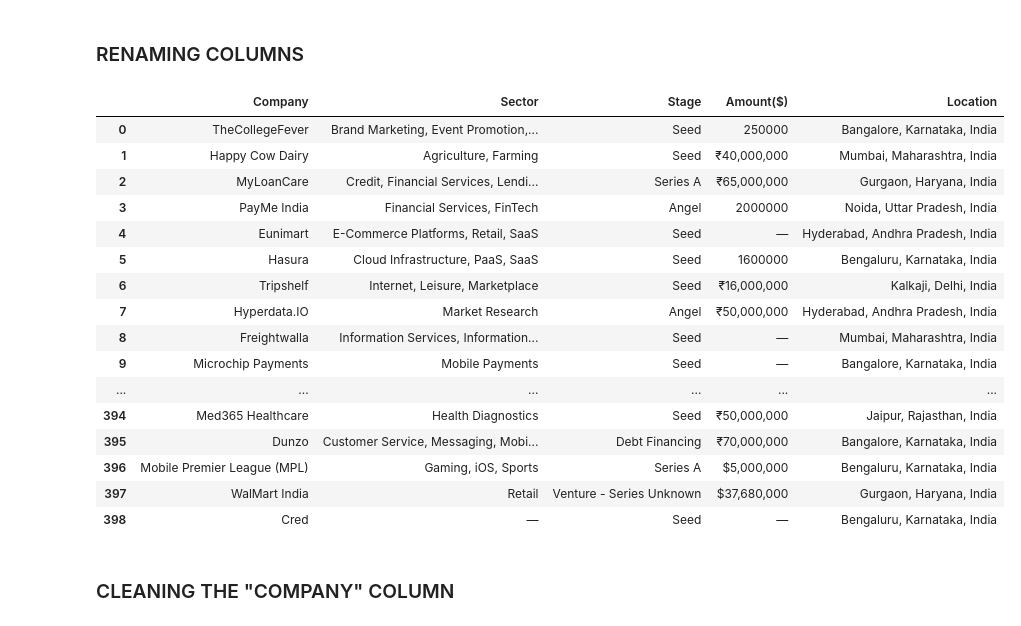
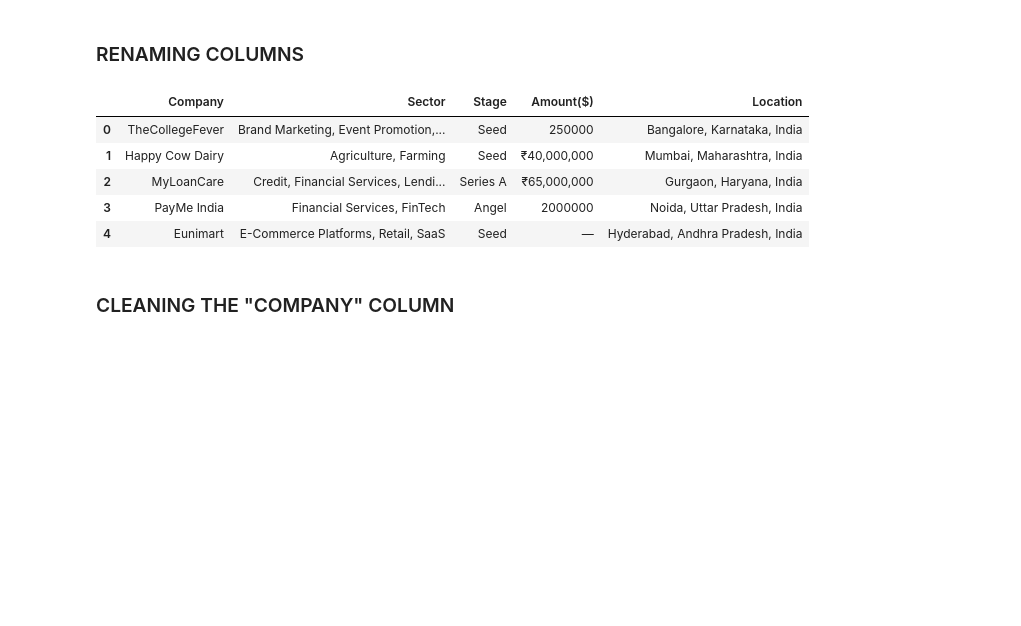
Before and after one commit to elvis-darko/Training-and-Apprenticeship-Portfolio-Projects, a Jupyter notebook: INDIAN-STARTUP-ECOSYSTEM-FUNDING/INDIAN START-UP ECOSYSTEM FUNDING - EXPLORATORY DATA ANALYSIS.ipynb, the cells around one changed output. Drawn from its saved outputs; the diff is of its cells as text; code cells hidden in the pictures; blank space fills up the shorter version.

```diff
--- a/INDIAN-STARTUP-ECOSYSTEM-FUNDING/INDIAN START-UP ECOSYSTEM FUNDING - EXPLORATORY DATA ANALYSIS.ipynb
+++ b/INDIAN-STARTUP-ECOSYSTEM-FUNDING/INDIAN START-UP ECOSYSTEM FUNDING - EXPLORATORY DATA ANALYSIS.ipynb
@@ -946,25 +929,14 @@ funding_2018
 funding_2018 = funding_2018.rename(columns={"Company Name" : "Company", "Round/Series" : "Stage", "Industry" : "Sector",
                                            "Amount" : "Amount($)"})
 # %%
-funding_2018
+funding_2018.head()
 # %% [output]
 |  | Company | Sector | Stage | Amount($) | Location |
 | 0 | TheCollegeFever | Brand Marketing, Event Promotion,... | Seed | 250000 | Bangalore, Karnataka, India |
 | 1 | Happy Cow Dairy | Agriculture, Farming | Seed | ₹40,000,000 | Mumbai, Maharashtra, India |
 | 2 | MyLoanCare | Credit, Financial Services, Lendi... | Series A | ₹65,000,000 | Gurgaon, Haryana, India |
 | 3 | PayMe India | Financial Services, FinTech | Angel | 2000000 | Noida, Uttar Pradesh, India |
 | 4 | Eunimart | E-Commerce Platforms, Retail, SaaS | Seed | — | Hyderabad, Andhra Pradesh, India |
-| 5 | Hasura | Cloud Infrastructure, PaaS, SaaS | Seed | 1600000 | Bengaluru, Karnataka, India |
-| 6 | Tripshelf | Internet, Leisure, Marketplace | Seed | ₹16,000,000 | Kalkaji, Delhi, India |
-| 7 | Hyperdata.IO | Market Research | Angel | ₹50,000,000 | Hyderabad, Andhra Pradesh, India |
-| 8 | Freightwalla | Information Services, Information... | Seed | — | Mumbai, Maharashtra, India |
-| 9 | Microchip Payments | Mobile Payments | Seed | — | Bangalore, Karnataka, India |
-| ... | ... | ... | ... | ... | ... |
-| 394 | Med365 Healthcare | Health Diagnostics | Seed | ₹50,000,000 | Jaipur, Rajasthan, India |
-| 395 | Dunzo | Customer Service, Messaging, Mobi... | Debt Financing | ₹70,000,000 | Bangalore, Karnataka, India |
-| 396 | Mobile Premier League (MPL) | Gaming, iOS, Sports | Series A | $5,000,000 | Bengaluru, Karnataka, India |
-| 397 | WalMart India | Retail | Venture - Series Unknown | $37,680,000 | Gurgaon, Haryana, India |
-| 398 | Cred | — | Seed | — | Bengaluru, Karnataka, India |
 # %% [markdown]
 ### CLEANING THE "COMPANY" COLUMN
 # %%
```
Also changed, not shown: parts of 136 cells of this notebook.
